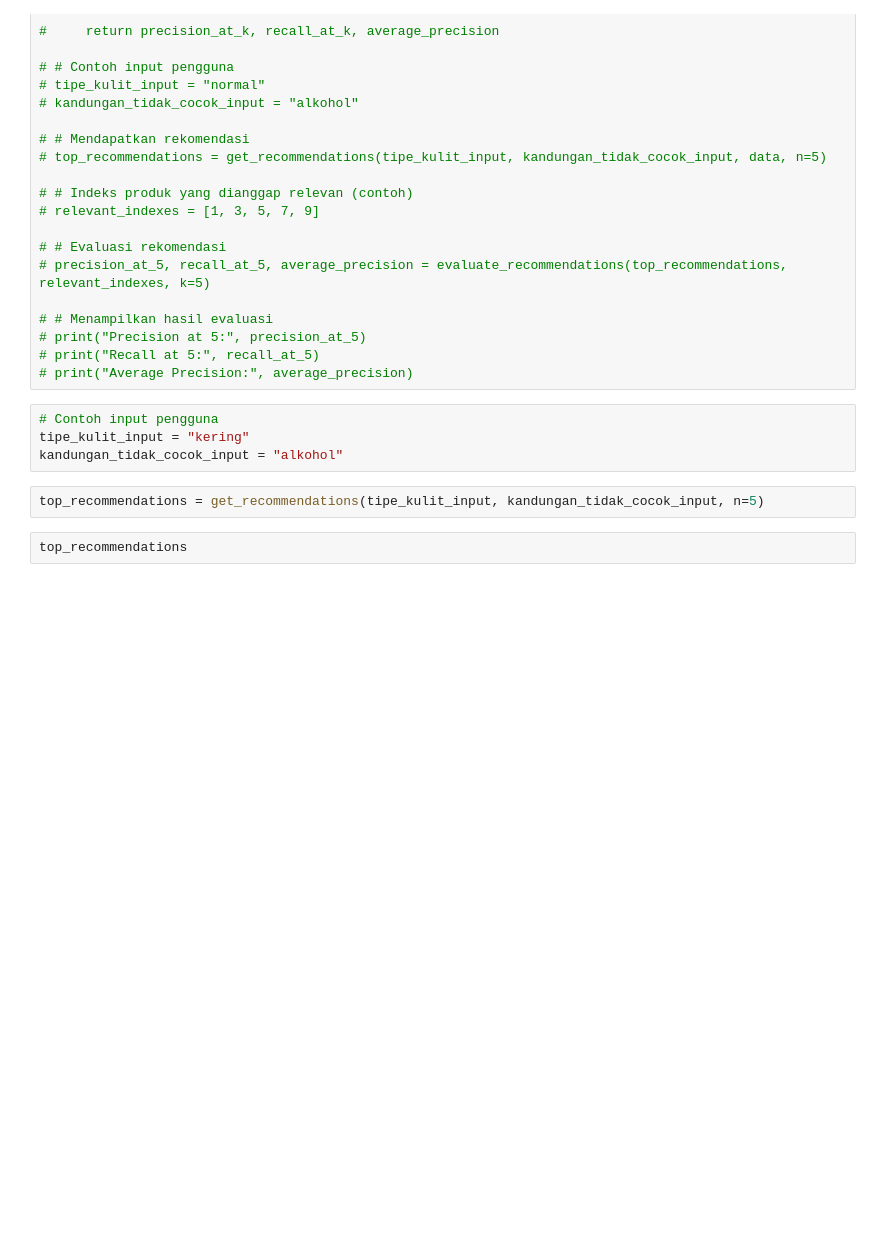
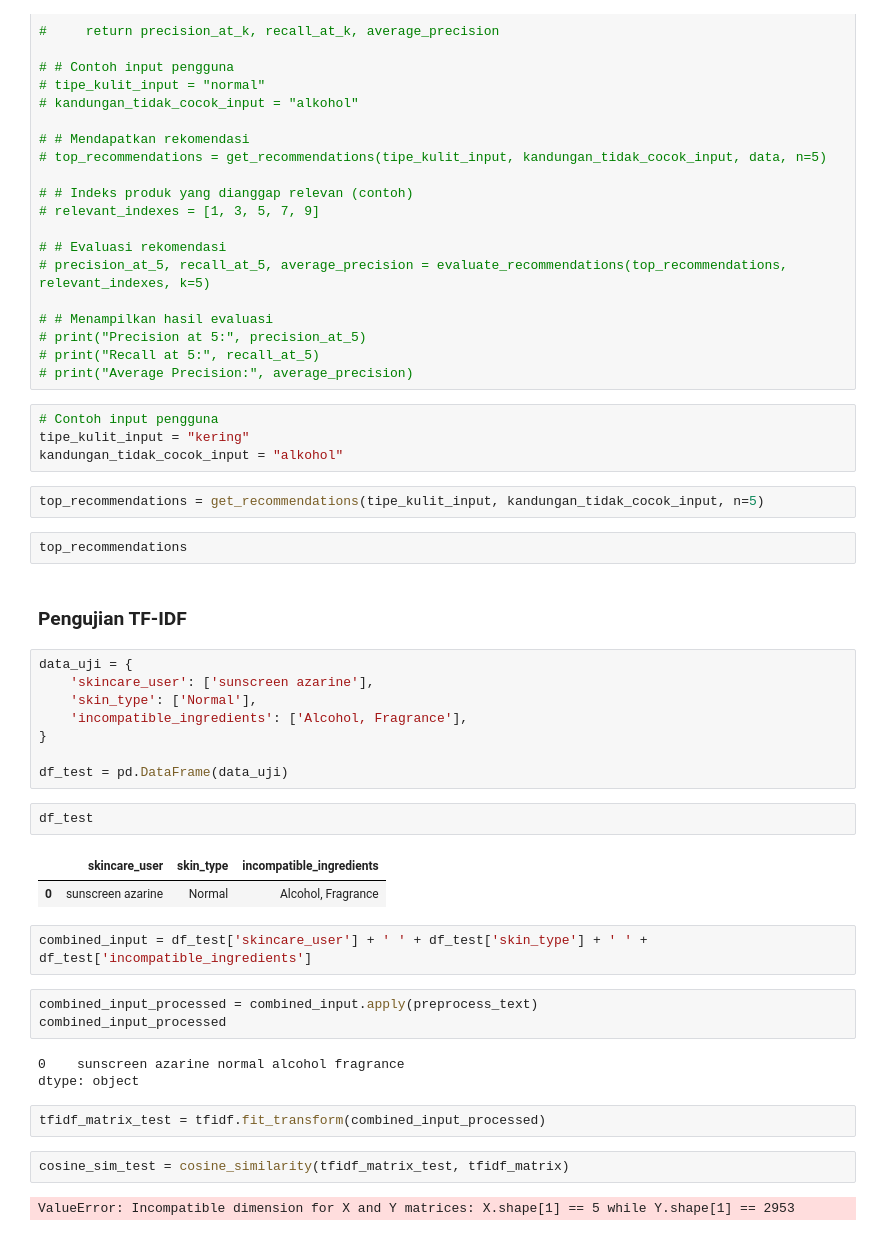
Before and after one commit to SriYanisaa/Sistem-Rekomendasi-Hybrid-FIltering, a Jupyter notebook: modeling_cf_cbf_false.ipynb, the cells around one changed output. Cells and saved outputs as stored; diff of their text form; blank space fills up the shorter version.

```diff
--- a/modeling_cf_cbf_false.ipynb
+++ b/modeling_cf_cbf_false.ipynb
@@ -859,3 +859,32 @@ kandungan_tidak_cocok_input = "alkohol"
 top_recommendations = get_recommendations(tipe_kulit_input, kandungan_tidak_cocok_input, n=5)
 # %%
 top_recommendations
+# %% [markdown]
+### Pengujian TF-IDF
+# %%
+data_uji = {
+    'skincare_user': ['sunscreen azarine'],
+    'skin_type': ['Normal'],
+    'incompatible_ingredients': ['Alcohol, Fragrance'],
+}
+
+df_test = pd.DataFrame(data_uji)
+# %%
+df_test
+# %% [output]
+|  | skincare_user | skin_type | incompatible_ingredients |
+| 0 | sunscreen azarine | Normal | Alcohol, Fragrance |
+# %%
+combined_input = df_test['skincare_user'] + ' ' + df_test['skin_type'] + ' ' + df_test['incompatible_ingredients']
+# %%
+combined_input_processed = combined_input.apply(preprocess_text)
+combined_input_processed
+# %% [output]
+0    sunscreen azarine normal alcohol fragrance
+dtype: object
+# %%
+tfidf_matrix_test = tfidf.fit_transform(combined_input_processed)
+# %%
+cosine_sim_test = cosine_similarity(tfidf_matrix_test, tfidf_matrix)
+# %% [output]
+ValueError: Incompatible dimension for X and Y matrices: X.shape[1] == 5 while Y.shape[1] == 2953
```
Also changed, not shown: parts of 3 cells of this notebook, 5 other files.
